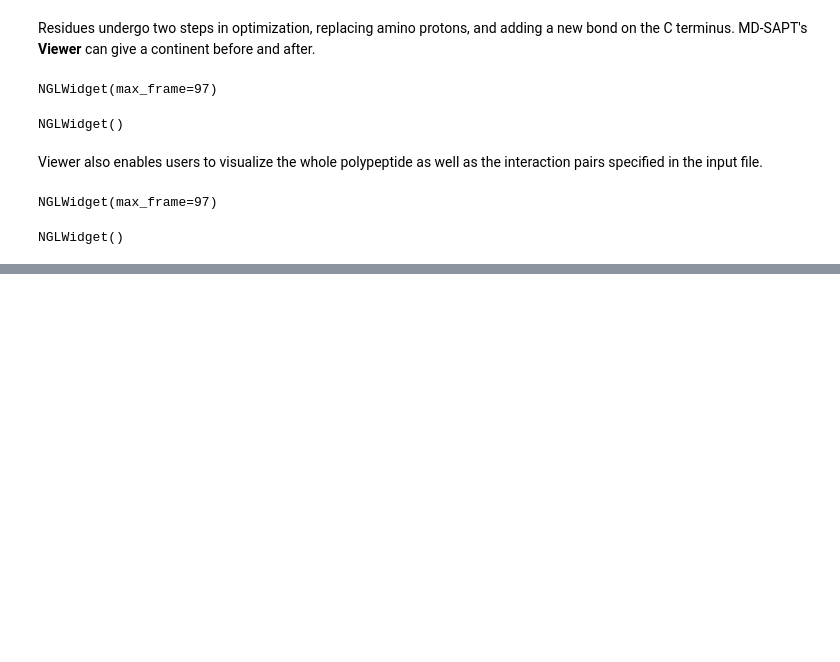
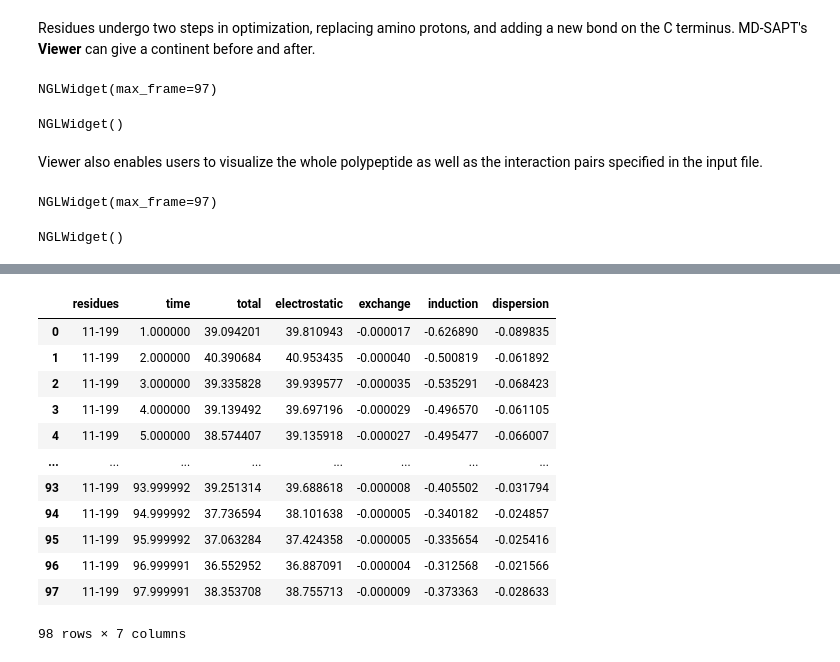
Before and after one commit to ALescoulie/MDSAPT_demo, a Jupyter notebook: MD-SAPT_demo.ipynb, the cells around one changed output, grey strips where cells are left out. Cells and saved outputs as stored; diff of their text form; code cells hidden in the pictures; blank space fills up the shorter version.

```diff
--- a/MD-SAPT_demo.ipynb
+++ b/MD-SAPT_demo.ipynb
@@ -126,0 +100,33 @@ with open('sapt_run.pkl', 'wb') as file:
+# %%
+import pickle
+
+try:
+    # SAPT takes a very long time! On a 32-core machine with 74GiB allocated,
+    # it took about 2 hours. So, we pre-ran a TrajectorySAPT for this demo
+    # notebook.
+    with open('sapt_run.pkl', 'rb') as file:
+        sapt_run = pickle.load(file)
+
+except FileNotFoundError:
+    # If you really want to run the entire SAPT yourself, delete sapt_run.pkl
+    # and run this cell again.
+    sapt_run = mdsapt.TrajectorySAPT(In, Opt)
+    sapt_run.run()
+    with open('sapt_run.pkl', 'wb') as file:
+        pickle.dump(sapt_run, file)
+# %%
+sapt_run.results
+# %% [output]
+|  | residues | time | total | electrostatic | exchange | induction | dispersion |
+| 0 | 11-199 | 1.000000 | 39.094201 | 39.810943 | -0.000017 | -0.626890 | -0.089835 |
+| 1 | 11-199 | 2.000000 | 40.390684 | 40.953435 | -0.000040 | -0.500819 | -0.061892 |
+| 2 | 11-199 | 3.000000 | 39.335828 | 39.939577 | -0.000035 | -0.535291 | -0.068423 |
+| 3 | 11-199 | 4.000000 | 39.139492 | 39.697196 | -0.000029 | -0.496570 | -0.061105 |
+| 4 | 11-199 | 5.000000 | 38.574407 | 39.135918 | -0.000027 | -0.495477 | -0.066007 |
+| ... | ... | ... | ... | ... | ... | ... | ... |
+| 93 | 11-199 | 93.999992 | 39.251314 | 39.688618 | -0.000008 | -0.405502 | -0.031794 |
+| 94 | 11-199 | 94.999992 | 37.736594 | 38.101638 | -0.000005 | -0.340182 | -0.024857 |
+| 95 | 11-199 | 95.999992 | 37.063284 | 37.424358 | -0.000005 | -0.335654 | -0.025416 |
+| 96 | 11-199 | 96.999991 | 36.552952 | 36.887091 | -0.000004 | -0.312568 | -0.021566 |
+| 97 | 11-199 | 97.999991 | 38.353708 | 38.755713 | -0.000009 | -0.373363 | -0.028633 |
+98 rows × 7 columns
```
Also changed, not shown: parts of 2 cells of this notebook.
